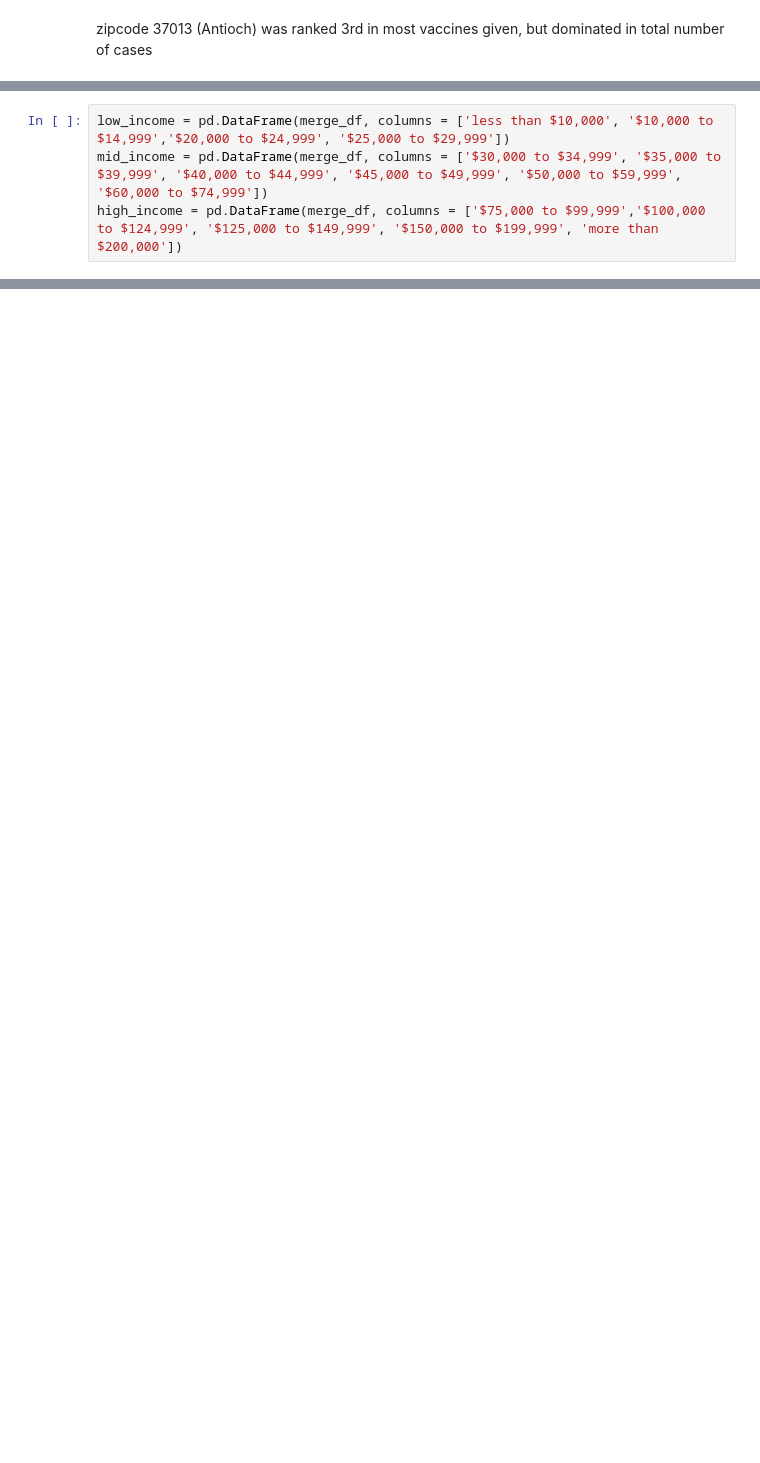
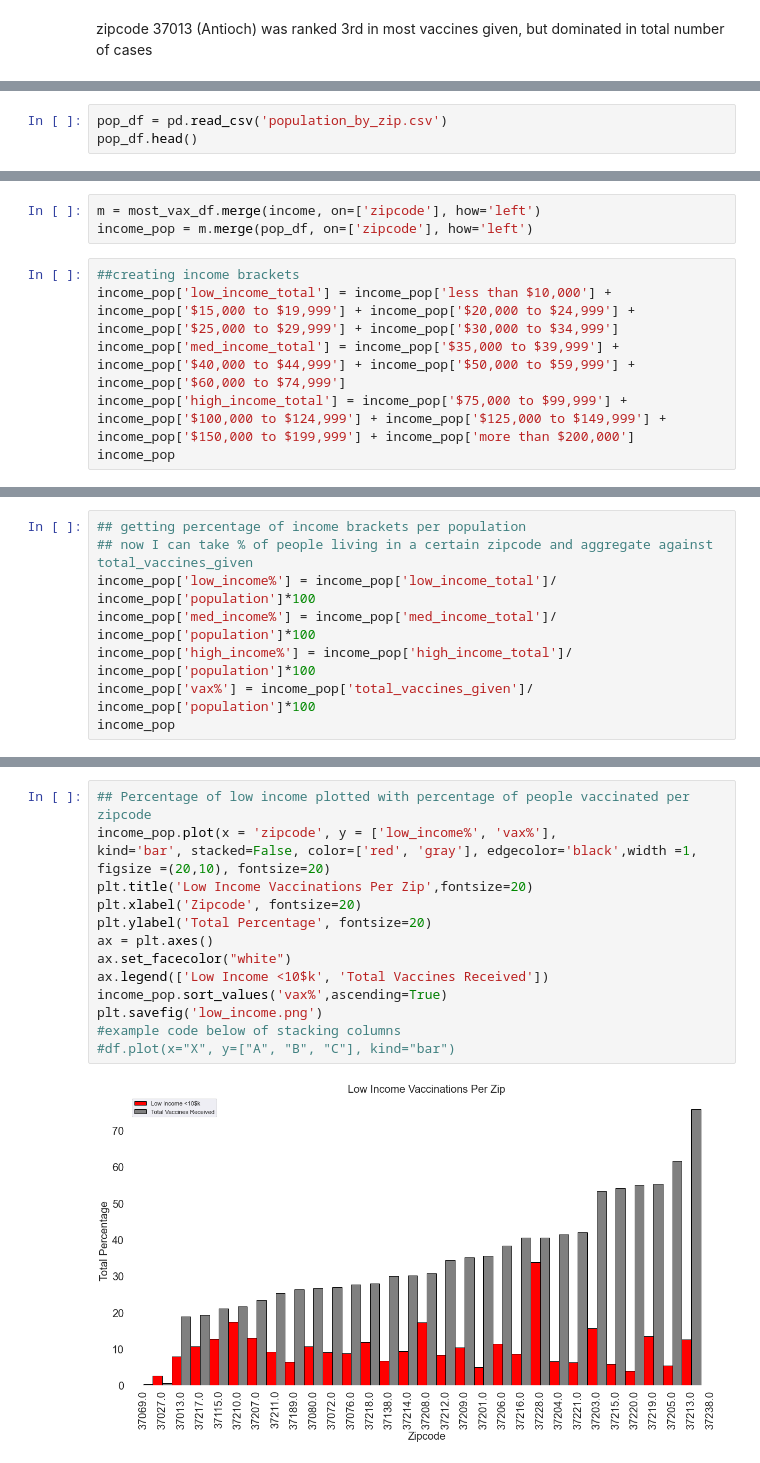
Before and after one commit to ryanhilber93/nash-covid-cases-vaccines-hot_chickens, a Jupyter notebook: data/covid_notebook.ipynb, the cells around one changed output, grey strips where cells are left out. Saved outputs shown, nothing was run; the diff lists cells and outputs as text; blank space fills up the shorter version.

```diff
--- a/data/covid_notebook.ipynb
+++ b/data/covid_notebook.ipynb
@@ -233,0 +274,3 @@ merge_df.head()
+# %%
+pop_df = pd.read_csv('population_by_zip.csv')
+pop_df.head()
@@ -234,4 +317,9 @@ merge_df.head()
+# %%
+m = most_vax_df.merge(income, on=['zipcode'], how='left')
+income_pop = m.merge(pop_df, on=['zipcode'], how='left')
 # %%
-low_income = pd.DataFrame(merge_df, columns = ['less than $10,000', '$10,000 to $14,999','$20,000 to $24,999', '$25,000 to $29,999'])
-mid_income = pd.DataFrame(merge_df, columns = ['$30,000 to $34,999', '$35,000 to $39,999', '$40,000 to $44,999', '$45,000 to $49,999', '$50,000 to $59,999', '$60,000 to $74,999'])
-high_income = pd.DataFrame(merge_df, columns = ['$75,000 to $99,999','$100,000 to $124,999', '$125,000 to $149,999', '$150,000 to $199,999', 'more than $200,000'])
+##creating income brackets
+income_pop['low_income_total'] = income_pop['less than $10,000'] + income_pop['$15,000 to $19,999'] + income_pop['$20,000 to $24,999'] + income_pop['$25,000 to $29,999'] + income_pop['$30,000 to $34,999']
+income_pop['med_income_total'] = income_pop['$35,000 to $39,999'] + income_pop['$40,000 to $44,999'] + income_pop['$50,000 to $59,999'] + income_pop['$60,000 to $74,999']
+income_pop['high_income_total'] = income_pop['$75,000 to $99,999'] + income_pop['$100,000 to $124,999'] + income_pop['$125,000 to $149,999'] + income_pop['$150,000 to $199,999'] + income_pop['more than $200,000']
+income_pop
@@ -256,0 +345,8 @@ NameError: name 'vaccine_protocol' is not defined
+# %%
+## getting percentage of income brackets per population
+## now I can take % of people living in a certain zipcode and aggregate against total_vaccines_given
+income_pop['low_income%'] = income_pop['low_income_total']/ income_pop['population']*100
+income_pop['med_income%'] = income_pop['med_income_total']/ income_pop['population']*100
+income_pop['high_income%'] = income_pop['high_income_total']/ income_pop['population']*100
+income_pop['vax%'] = income_pop['total_vaccines_given']/ income_pop['population']*100
+income_pop
@@ -256,0 +372,16 @@ NameError: name 'vaccine_protocol' is not defined
+# %%
+## Percentage of low income plotted with percentage of people vaccinated per zipcode
+income_pop.plot(x = 'zipcode', y = ['low_income%', 'vax%'],
+kind='bar', stacked=False, color=['red', 'gray'], edgecolor='black',width =1, figsize =(20,10), fontsize=20)
+plt.title('Low Income Vaccinations Per Zip',fontsize=20)
+plt.xlabel('Zipcode', fontsize=20)
+plt.ylabel('Total Percentage', fontsize=20)
+ax = plt.axes()
+ax.set_facecolor("white")
+ax.legend(['Low Income <10$k', 'Total Vaccines Received'])
+income_pop.sort_values('vax%',ascending=True)
+plt.savefig('low_income.png')
+#example code below of stacking columns
+#df.plot(x="X", y=["A", "B", "C"], kind="bar")
+# %% [output]
+[figure, added]
```
Also changed, not shown: parts of 21 cells of this notebook, 6 other files.
